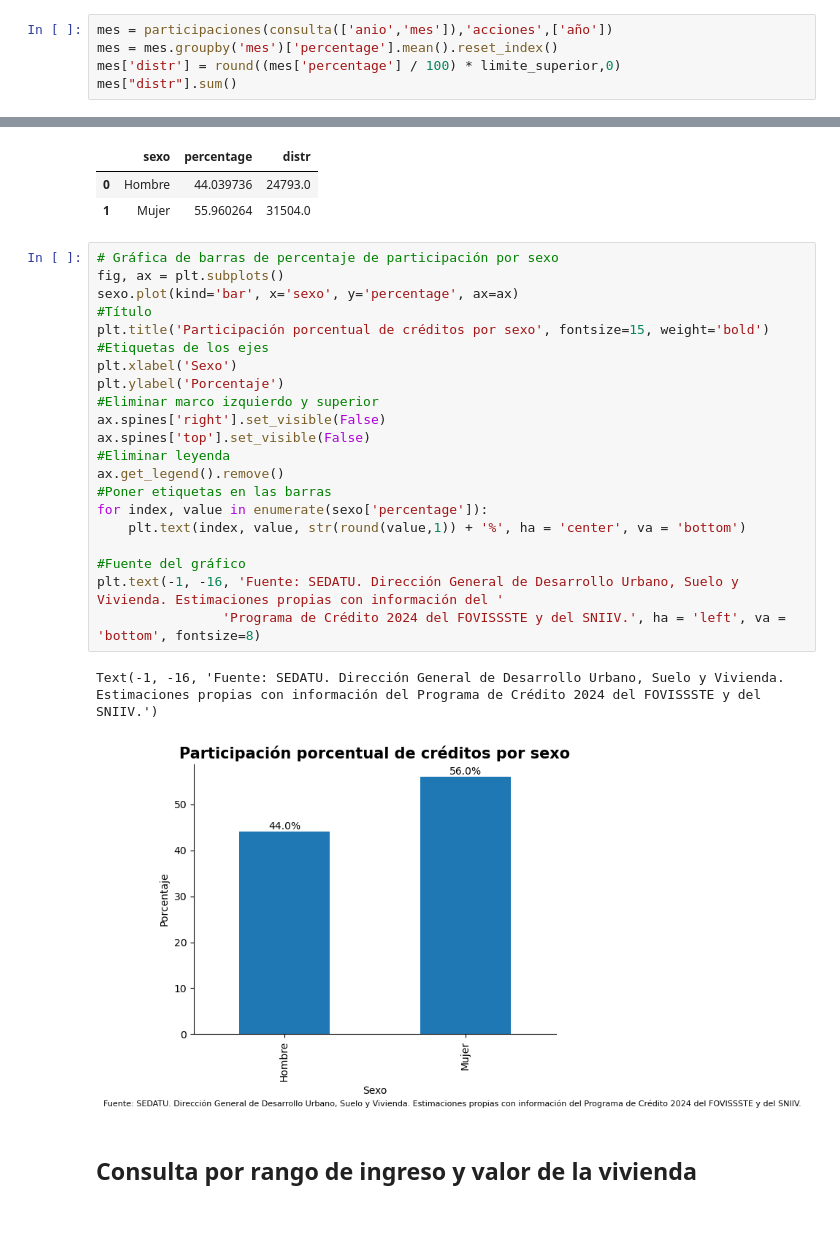
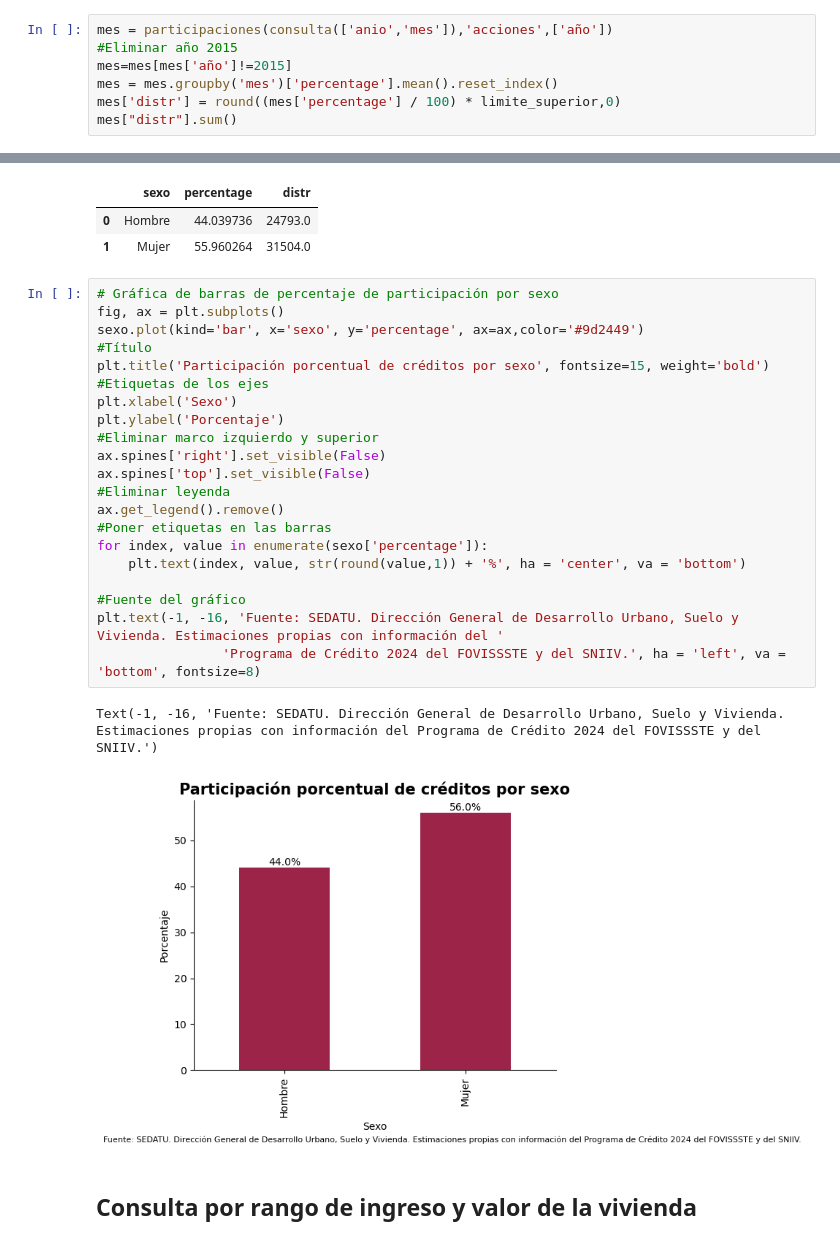
Before and after one commit to coordanalisis-sedatu/fovissste, a Jupyter notebook: prod_credito/prog_cred_fovissste.ipynb, the cells around one changed output, grey strips where cells are left out. Drawn from its saved outputs; the diff is of its cells as text.

```diff
--- a/prod_credito/prog_cred_fovissste.ipynb
+++ b/prod_credito/prog_cred_fovissste.ipynb
@@ -36,6 +36,8 @@ limite_superior=56297
 ## Consulta por mes
 # %%
 mes = participaciones(consulta(['anio','mes']),'acciones',['año'])
+#Eliminar año 2015
+mes=mes[mes['año']!=2015]
 mes = mes.groupby('mes')['percentage'].mean().reset_index()
 mes['distr'] = round((mes['percentage'] / 100) * limite_superior,0)
 mes["distr"].sum()
@@ -110,27 +116,27 @@ sexo
 # %%
 # Gráfica de barras de percentaje de participación por sexo
 fig, ax = plt.subplots()
-sexo.plot(kind='bar', x='sexo', y='percentage', ax=ax)
+sexo.plot(kind='bar', x='sexo', y='percentage', ax=ax,color='#9d2449')
 #Título
 plt.title('Participación porcentual de créditos por sexo', fontsize=15, weight='bold')
 #Etiquetas de los ejes
 plt.xlabel('Sexo')
 plt.ylabel('Porcentaje')
 #Eliminar marco izquierdo y superior
 ax.spines['right'].set_visible(False)
 ax.spines['top'].set_visible(False)
 #Eliminar leyenda
 ax.get_legend().remove()
 #Poner etiquetas en las barras
 for index, value in enumerate(sexo['percentage']):
     plt.text(index, value, str(round(value,1)) + '%', ha = 'center', va = 'bottom')
 
 #Fuente del gráfico
 plt.text(-1, -16, 'Fuente: SEDATU. Dirección General de Desarrollo Urbano, Suelo y Vivienda. Estimaciones propias con información del '
                 'Programa de Crédito 2024 del FOVISSSTE y del SNIIV.', ha = 'left', va = 'bottom', fontsize=8)
 # %% [output]
 Text(-1, -16, 'Fuente: SEDATU. Dirección General de Desarrollo Urbano, Suelo y Vivienda. Estimaciones propias con información del Programa de Crédito 2024 del FOVISSSTE y del SNIIV.')
-[figure, old version]
+[figure, new version]
 # %% [markdown]
 ## Consulta por rango de ingreso y valor de la vivienda
 # %%
```
Also changed, not shown: parts of 5 cells of this notebook.
